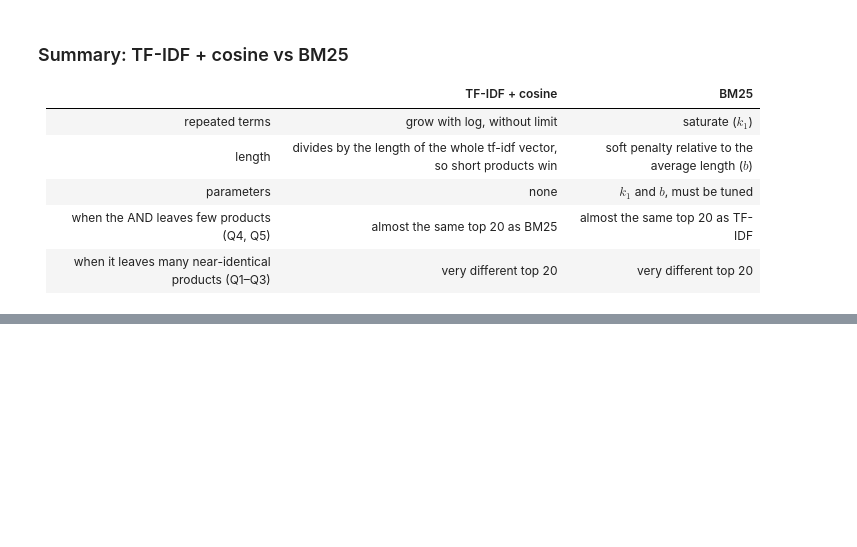
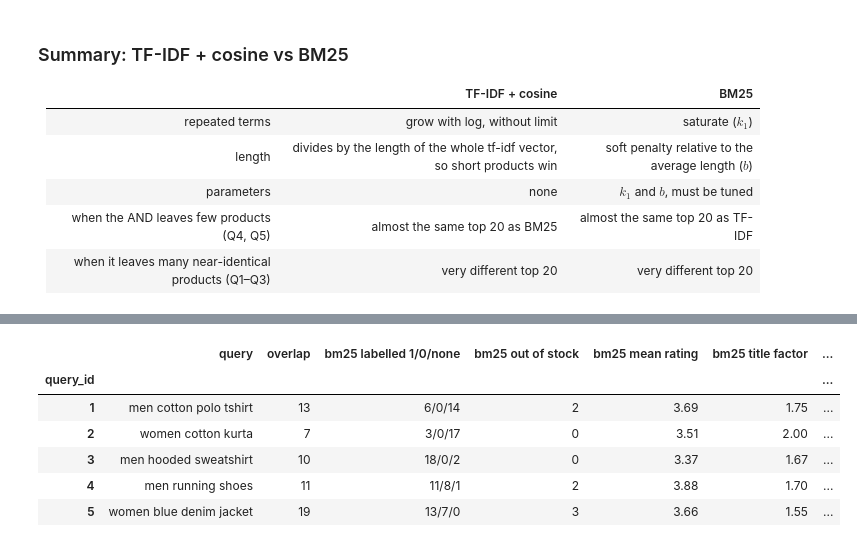
Before and after one commit to elenagotlost/irwa-search-engine, a Jupyter notebook: project_progress/part_3/part_3.ipynb, the cells around one changed output, grey strips where cells are left out. Cells and saved outputs as stored; diff of their text form; code cells hidden in the pictures; blank space fills up the shorter version.

```diff
--- a/project_progress/part_3/part_3.ipynb
+++ b/project_progress/part_3/part_3.ipynb
@@ -352,0 +487,24 @@ Saved results_tfidf_bm25_top20.csv and results_tfidf_vs_bm25.csv
+# %%
+products = custom_data["products"]
+rows = []
+for qid, q in TEST_QUERIES.items():
+    terms = preprocess_text(q)
+    bm25_res, custom_res = results[(qid, "bm25")], results[(qid, "custom")]
+    row = {"query": q, "overlap": len(set(bm25_res.pid) & set(custom_res.pid))}
+    for name, res in [("bm25", bm25_res), ("custom", custom_res)]:
+        ratings = [products[p]["rating"] for p in res.pid if products[p]["rating"] is not None]
+        row[f"{name} labelled 1/0/none"] = f"{int((res.label == 1).sum())}/{int((res.label == 0).sum())}/{int(res.label.isna().sum())}"
+        row[f"{name} out of stock"] = sum(products[p]["out_of_stock"] for p in res.pid)
+        row[f"{name} mean rating"] = round(np.mean(ratings), 2)
+        row[f"{name} title factor"] = round(np.mean([custom_factors(p, terms, custom_data)["title"] for p in res.pid]), 2)
+    rows.append(row)
+custom_comparison = pd.DataFrame(rows, index=pd.Index(TEST_QUERIES.keys(), name="query_id"))
+custom_comparison
+# %% [output]
+|  | query | overlap | bm25 labelled 1/0/none | bm25 out of stock | bm25 mean rating | bm25 title factor | ... |
+| query_id |  |  |  |  |  |  | ... |
+| 1 | men cotton polo tshirt | 13 | 6/0/14 | 2 | 3.69 | 1.75 | ... |
+| 2 | women cotton kurta | 7 | 3/0/17 | 0 | 3.51 | 2.00 | ... |
+| 3 | men hooded sweatshirt | 10 | 18/0/2 | 0 | 3.37 | 1.67 | ... |
+| 4 | men running shoes | 11 | 11/8/1 | 2 | 3.88 | 1.70 | ... |
+| 5 | women blue denim jacket | 19 | 13/7/0 | 3 | 3.66 | 1.55 | ... |
```
Also changed, not shown: parts of 18 cells of this notebook, 3 other files.
